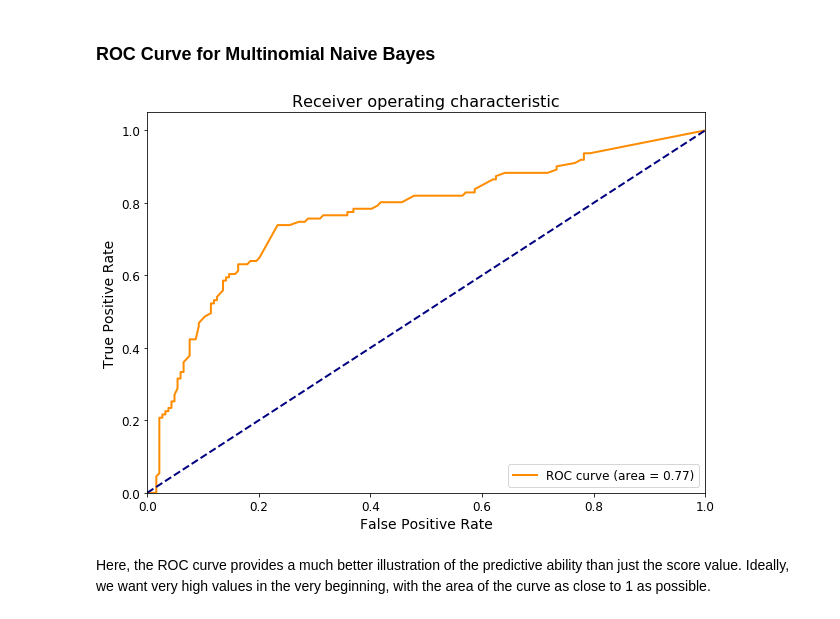
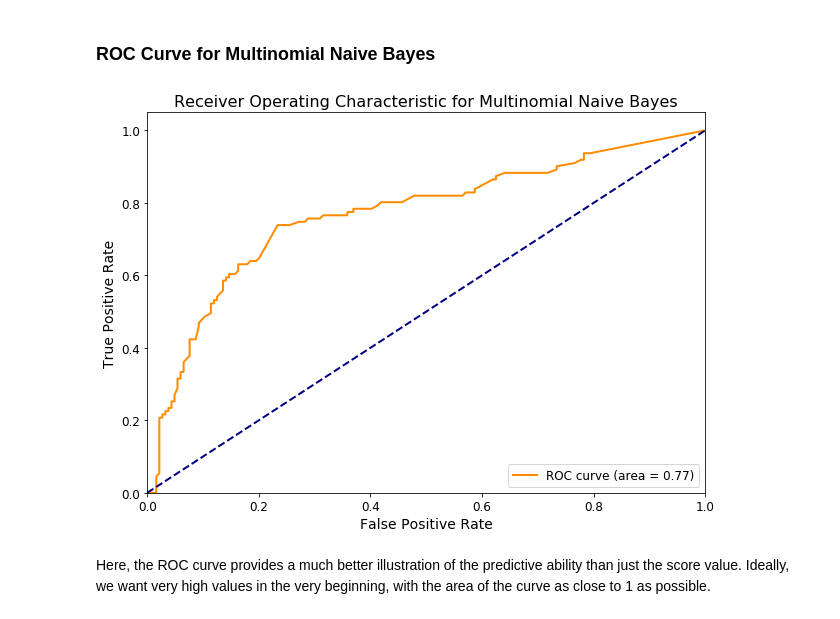
Before and after one commit to cdpham42/TitanicKaggle, a Jupyter notebook: TitanicKaggle.ipynb, the cells around one changed output. Saved outputs shown, nothing was run; the diff lists cells and outputs as text; code cells hidden in the pictures.

```diff
--- a/TitanicKaggle.ipynb
+++ b/TitanicKaggle.ipynb
@@ -229,38 +229,38 @@ From the above, we see that generally, Multinomial Naive Bayes doesn't have very
 # %%
 # Compute ROC curve and ROC area for best model
 
 best_mnb = ["Sex", "Parch", "Age"]
 best_df = pd.DataFrame()
 for b in best_mnb:
     best_df = pd.concat([best_df, training[b]], axis = 1)
 
 # Need the y_test data and prediction probabilities
 X_train, X_test, y_train, y_test = train_test_split(best_df, survived, test_size = 0.33, random_state = 0)
 
 # Fit and get prediction probabilities
 multinb = MultinomialNB()
 predict_prob = multinb.fit(X_train, y_train).predict_proba(X_test)
 
 fpr = dict()
 tpr = dict()
 roc_auc = dict()
 fpr, tpr, _ = roc_curve(y_test, predict_prob[:,1])
 roc_auc = auc(fpr, tpr)
+
+fig,ax = plt.subplots(figsize=(10,7))
+lw = 2
+ax.plot(fpr, tpr, color='darkorange',
+         lw=lw, label='ROC curve (area = %0.2f)' % roc_auc)
+ax.plot([0, 1], [0, 1], color='navy', lw=lw, linestyle='--')
+ax.set_xlim([0.0, 1.0])
+ax.set_ylim([0.0, 1.05])
+ax.set_xlabel('False Positive Rate', fontsize=14)
+ax.set_ylabel('True Positive Rate', fontsize=14)
+ax.set_title('Receiver Operating Characteristic for Multinomial Naive Bayes', fontsize=16)
+ax.legend(loc="lower right", fontsize=12)
+ax.tick_params(axis="both", labelsize=12)
+# %% [output]
+[figure, added]
-# %%
-fig,ax = plt.subplots(figsize=(10,7))
-lw = 2
-ax.plot(fpr, tpr, color='darkorange',
-         lw=lw, label='ROC curve (area = %0.2f)' % roc_auc)
-ax.plot([0, 1], [0, 1], color='navy', lw=lw, linestyle='--')
-ax.set_xlim([0.0, 1.0])
-ax.set_ylim([0.0, 1.05])
-ax.set_xlabel('False Positive Rate', fontsize=14)
-ax.set_ylabel('True Positive Rate', fontsize=14)
-ax.set_title('Receiver operating characteristic', fontsize=16)
-ax.legend(loc="lower right", fontsize=12)
-ax.tick_params(axis="both", labelsize=12)
-# %% [output]
-[figure, removed]
 # %% [markdown]
 Here, the ROC curve provides a much better illustration of the predictive ability than just the score value. Ideally, we want very high values in the very beginning, with the area of the curve as close to 1 as possible.
 # %% [markdown]
```
Also changed, not shown: parts of 3 cells of this notebook.
